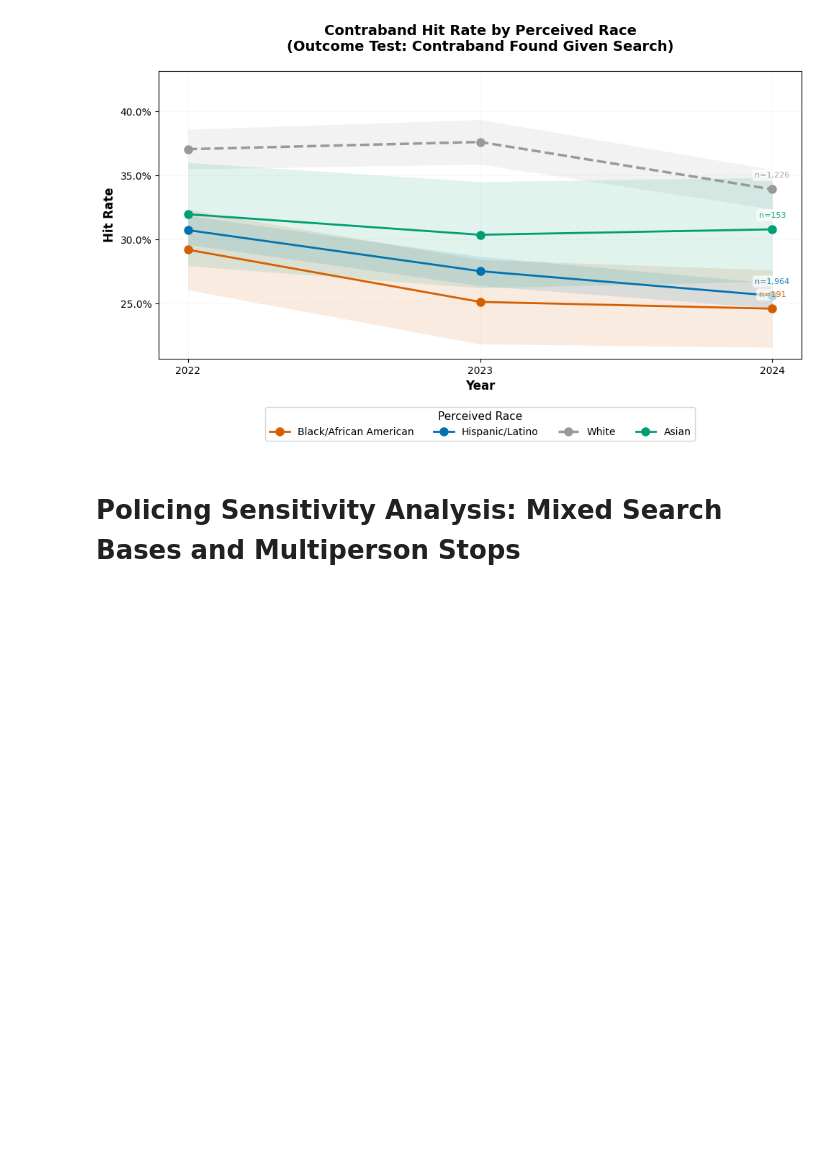
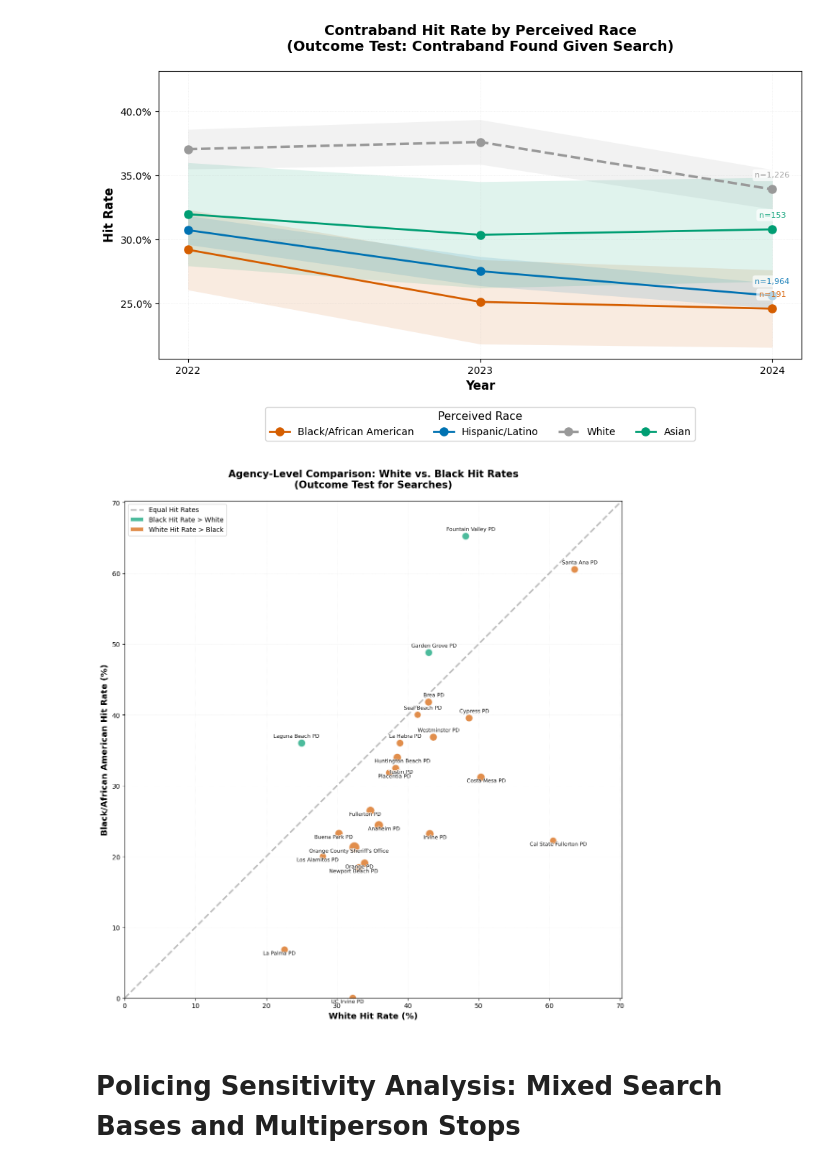
Before and after one commit to laurenbchu/honors-thesis, a Jupyter notebook: notebooks/analysis.ipynb, the cells around one changed output. Saved outputs shown, nothing was run; the diff lists cells and outputs as text; code cells hidden in the pictures; blank space fills up the shorter version.

Commit message:
added agency hit rates

```diff
--- a/notebooks/analysis.ipynb
+++ b/notebooks/analysis.ipynb
@@ -173,3 +182,10 @@ table2
 | White | 6.01 (±0.19) | 5.58 (±0.20) | 5.81 (±0.18) | 37.06 (±1.55) | 37.62 (±1.75) | 33.91 (±1.54) |
 | Asian | 2.57 (±0.22) | 2.59 (±0.23) | 2.37 (±0.21) | 31.97 (±4.04) | 30.36 (±4.15) | 30.78 (±4.06) |
 | Other | 2.74 (±0.31) | 2.55 (±0.32) | 3.02 (±0.30) | 29.01 (±5.20) | 23.65 (±5.37) | 25.94 (±4.44) |
+# %%
+# Calculate the White and Black hit rates for each agency and summarize in a table
+agency_hit_summary = summarize_agency_black_white_hit_rates(policing)
+publication_table = agency_black_white_hit_rate_table(agency_hit_summary)
+publication_table
+
+# export_agency_hit_rates_to_latex(agency_hit_summary)
@@ -183,6 +217,11 @@ policing_figs = visualize_policing(policing_analysis)
 [figure]
 [figure]
 [figure]
+# %%
+fig_agency_hit = plot_agency_black_white_hit_rates(agency_hit_summary)
+# export_figure_to_pdf(fig_agency_hit, "agency_hits")
+# %% [output]
+[figure, added]
 # %% [markdown]
 # Policing Sensitivity Analysis: Mixed Search Bases and Multiperson Stops
 # %%
```
Also changed, not shown: parts of 2 cells of this notebook, 7 other files.
